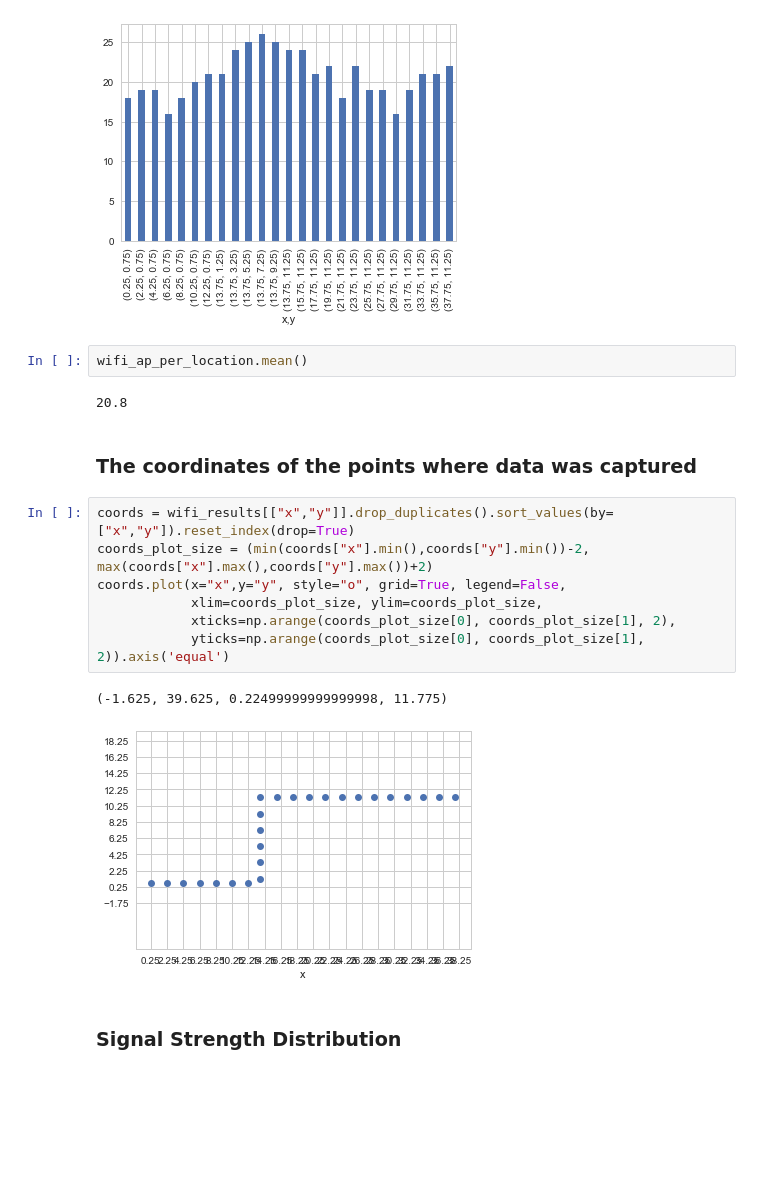
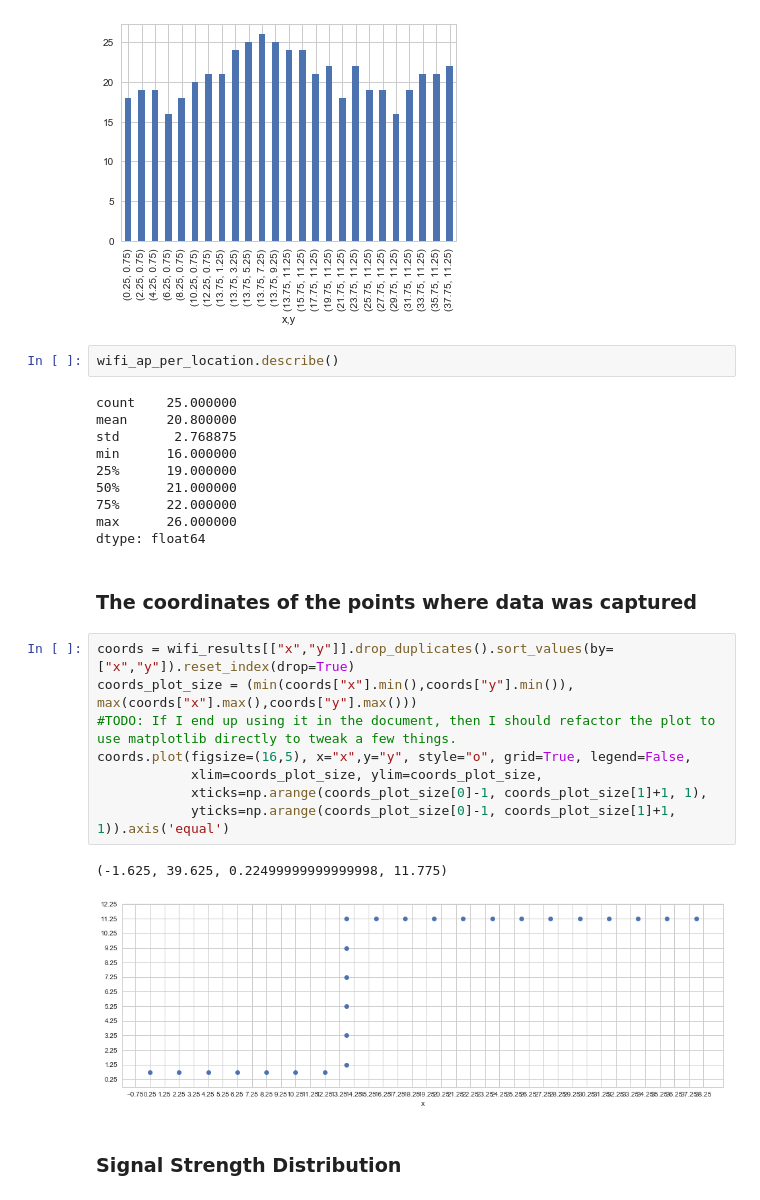
Before and after one commit to YanuX-Framework/YanuX-Cruncher, a Jupyter notebook: WifiFingerprintingExperiments.ipynb, the cells around one changed output. Cells and saved outputs as stored; diff of their text form; blank space fills up the shorter version.

```diff
--- a/WifiFingerprintingExperiments.ipynb
+++ b/WifiFingerprintingExperiments.ipynb
@@ -307,21 +316,30 @@ x      y
 dtype: int64
 [figure]
 # %%
-wifi_ap_per_location.mean()
+wifi_ap_per_location.describe()
 # %% [output]
-20.8
+count    25.000000
+mean     20.800000
+std       2.768875
+min      16.000000
+25%      19.000000
+50%      21.000000
+75%      22.000000
+max      26.000000
+dtype: float64
 # %% [markdown]
 ### The coordinates of the points where data was captured
 # %%
 coords = wifi_results[["x","y"]].drop_duplicates().sort_values(by=["x","y"]).reset_index(drop=True)
-coords_plot_size = (min(coords["x"].min(),coords["y"].min())-2, max(coords["x"].max(),coords["y"].max())+2)
-coords.plot(x="x",y="y", style="o", grid=True, legend=False,
+coords_plot_size = (min(coords["x"].min(),coords["y"].min()), max(coords["x"].max(),coords["y"].max()))
+#TODO: If I end up using it in the document, then I should refactor the plot to use matplotlib directly to tweak a few things.
+coords.plot(figsize=(16,5), x="x",y="y", style="o", grid=True, legend=False,
             xlim=coords_plot_size, ylim=coords_plot_size,
-            xticks=np.arange(coords_plot_size[0], coords_plot_size[1], 2),
-            yticks=np.arange(coords_plot_size[0], coords_plot_size[1], 2)).axis('equal')
+            xticks=np.arange(coords_plot_size[0]-1, coords_plot_size[1]+1, 1),
+            yticks=np.arange(coords_plot_size[0]-1, coords_plot_size[1]+1, 1)).axis('equal')
 # %% [output]
 (-1.625, 39.625, 0.22499999999999998, 11.775)
-[figure, old version]
+[figure, new version]
 # %% [markdown]
 ### Signal Strength Distribution
 # %%
```
Also changed, not shown: parts of 13 cells of this notebook.
